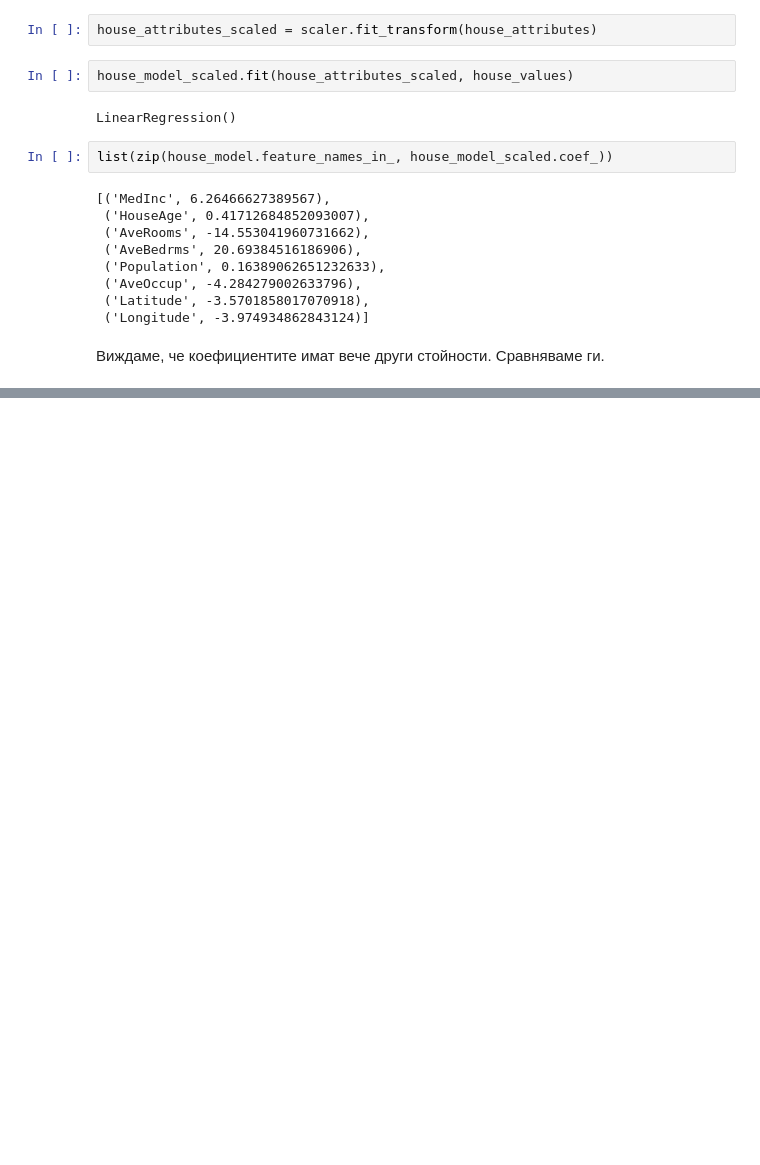
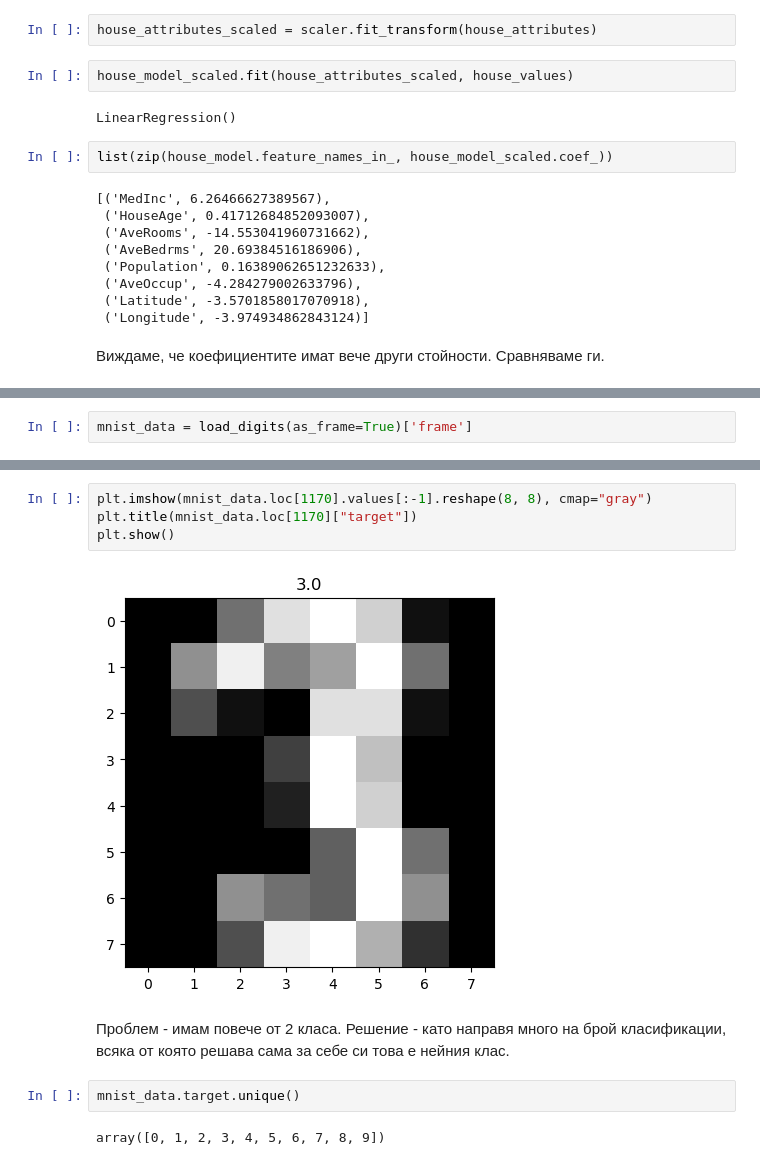
Before and after one commit to rainbou1/Machine-Learning, a Jupyter notebook: 02.Linear_And_Logistic_Regression/Linear_and_Logistic_Regression.ipynb, the cells around one changed output, grey strips where cells are left out. Cells and saved outputs as stored; diff of their text form; blank space fills up the shorter version.

```diff
--- a/02.Linear_And_Logistic_Regression/Linear_and_Logistic_Regression.ipynb
+++ b/02.Linear_And_Logistic_Regression/Linear_and_Logistic_Regression.ipynb
@@ -449,0 +770,2 @@ list(zip(house_model.feature_names_in_, house_model_scaled.coef_))
+# %%
+mnist_data = load_digits(as_frame=True)['frame']
@@ -449,0 +778,13 @@ list(zip(house_model.feature_names_in_, house_model_scaled.coef_))
+# %%
+plt.imshow(mnist_data.loc[1170].values[:-1].reshape(8, 8), cmap="gray")
+plt.title(mnist_data.loc[1170]["target"])
+plt.show()
+# %% [output]
+[figure, added]
+# %% [markdown]
+Проблем - имам повече от 2 класа.
+Решение - като направя много на брой класификации, всяка от която решава сама за себе си това е нейния клас.
+# %%
+mnist_data.target.unique()
+# %% [output]
+array([0, 1, 2, 3, 4, 5, 6, 7, 8, 9])
```
Also changed, not shown: parts of 82 cells of this notebook.
